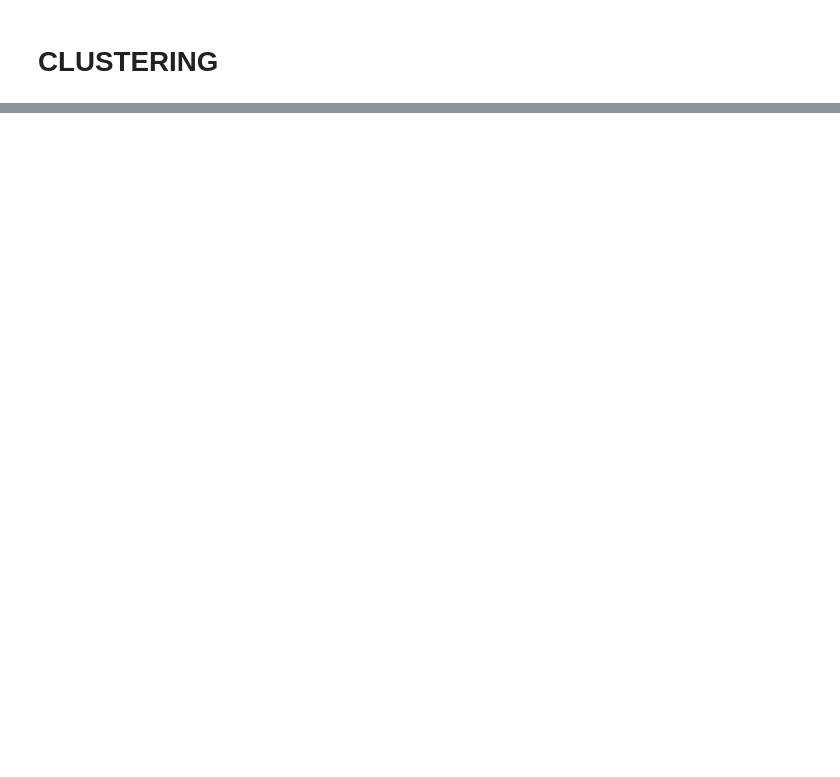
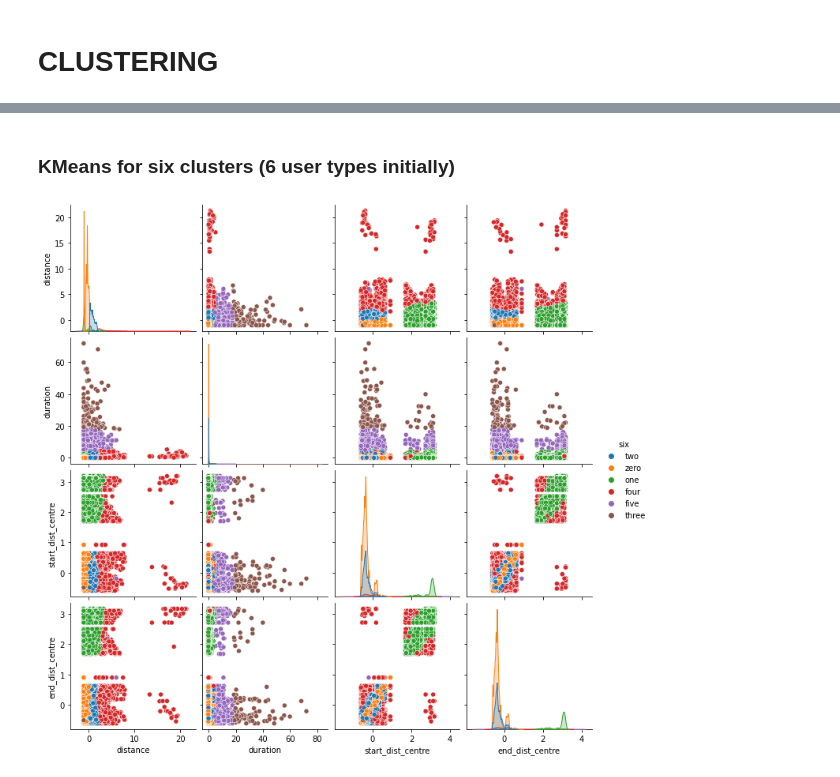
Before and after one commit to lzaruchas/grosse_maedchengruppe_AA2022, a Jupyter notebook: 3.Clustering.ipynb, the cells around one changed output, grey strips where cells are left out. Saved outputs shown, nothing was run; the diff lists cells and outputs as text; code cells hidden in the pictures; blank space fills up the shorter version.

```diff
--- a/3.Clustering.ipynb
+++ b/3.Clustering.ipynb
@@ -291,0 +290,17 @@ dist = sns.pairplot(data=y33_plot, hue="clusters")
+# %% [markdown]
+### KMeans for six clusters (6 user types initially)
+# %%
+# "correct" number of clusters (6 user types)
+# refit algorithm
+six_means = KMeans(n_clusters=6)
+six_means.fit(X_scaled)
+
+#numbers = ["zero","one", "two", "three", "four", "five"]
+
+la_scaled["six"] = six_means.predict(X_scaled)
+la_scaled["six"] = la_scaled["six"].apply(lambda x : numbers[x])
+sns.pairplot(data=la_scaled,hue="six")
+
+plt.savefig("six_clusters.png")
+# %% [output]
+[figure, added]
```
Also changed, not shown: parts of 52 cells of this notebook.
